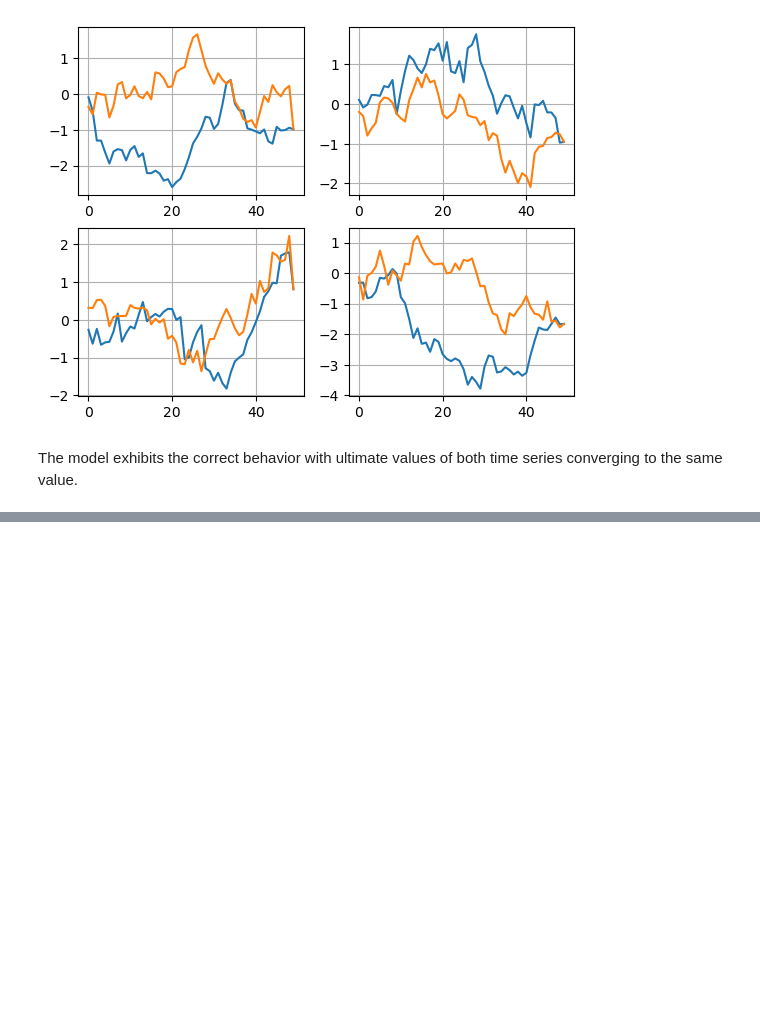
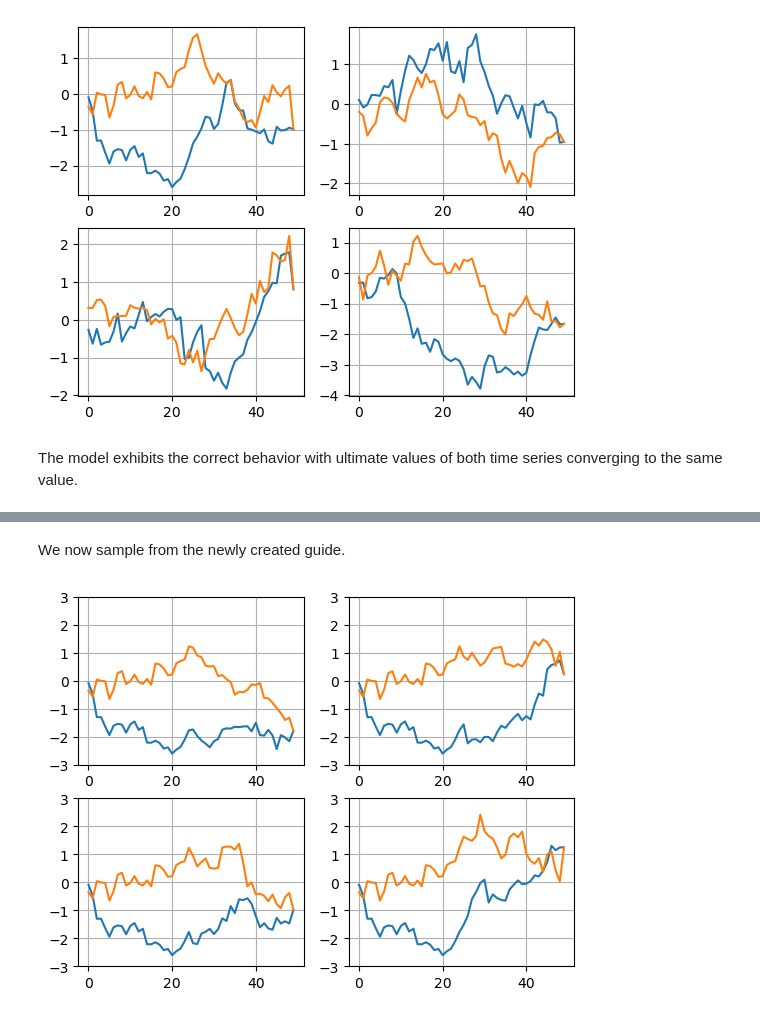
Before and after one commit to BenZickel/torch_arima, a Jupyter notebook: ARIMA/examples/reconciling_experts.ipynb, the cells around one changed output, grey strips where cells are left out. Drawn from its saved outputs; the diff is of its cells as text; code cells hidden in the pictures; blank space fills up the shorter version.

Commit message:
Added conditioning on observations.

```diff
--- a/ARIMA/examples/reconciling_experts.ipynb
+++ b/ARIMA/examples/reconciling_experts.ipynb
@@ -84,13 +99,13 @@ zero_ultimate_model = pyro.poutine.condition(model, data={f"time_series.{n}.obse
 # %% [markdown]
 Now comes the tricky part, we need a way in to sample from the conditioned model. The method we choose is called Stochastic Variational Inference (SVI) but othe methods like Markov Chain Monte Carlo (MCMC) will also do. SVI creates a guide which approximates the distribution of samples from the conditioned model.
 # %%
-def fit(model):
+def fit(model, *args, **kwargs):
     guide = pyro.infer.autoguide.guides.AutoMultivariateNormal(model)
     optimizer = pyro.optim.Adam(dict(lr=0.01))
     loss = pyro.infer.JitTrace_ELBO(num_particles=20, vectorize_particles=True, ignore_jit_warnings=True)
     svi = pyro.infer.SVI(model, guide, optimizer, loss)
     for count in range(1001):
-        loss = svi.step()
+        loss = svi.step(*args, **kwargs)
         if count % 100 == 0:
             print(f"iteration {count} loss = {loss}")
     return guide
@@ -175,0 +200,14 @@ The model exhibits the correct behavior with ultimate values of both time series
+# %%
+class SameUltimateModel(Model):
+    def forward(self, observations):
+        with pyro.poutine.condition(data={"time_series.0.observations":observations[..., 0]}):
+            # Get observations that include the last sample from the first time series
+            ultimate = self.time_series[0].predict()[self.time_series[0].innovations_dist.slice(
+                                                                         self.time_series[0].obs_idx + [-1])]
+            # Condition the last sample of all remaining time series to be the same as that of the first time series
+            data = dict()
+            for n, time_series in enumerate(self.time_series):
+                ultimate[..., :-1] = observations[..., n]
+                data[f"time_series.{n}.observations"] = ultimate.clone()
+            with pyro.poutine.condition(data=data):
+                return super().forward()
@@ -175,0 +216,9 @@ The model exhibits the correct behavior with ultimate values of both time series
+# %%
+same_ultimate_model = SameUltimateModel(num_time_steps, num_series)
+
+for n, time_series in enumerate(same_ultimate_model.time_series):
+    obs_idx = set(range(int(num_time_steps / 2)))
+    if n > 0:
+        obs_idx = obs_idx.union(set([num_time_steps - 1]))
+    predict_idx = set(range(num_time_steps)) - obs_idx
+    time_series.set_indices(obs_idx, predict_idx)
@@ -175,0 +227,6 @@ The model exhibits the correct behavior with ultimate values of both time series
+# %%
+pyro.set_rng_seed(seed)
+pyro.clear_param_store()
+
+observations = samples[0][..., range(int(num_time_steps / 2)), :]
+guide = fit(same_ultimate_model, observations)
@@ -175,0 +245,15 @@ The model exhibits the correct behavior with ultimate values of both time series
+# %% [markdown]
+We now sample from the newly created guide.
+# %%
+new_sampler = pyro.infer.Predictive(same_ultimate_model, guide=guide,
+                                    num_samples=1000, parallel=True, return_sites=('_RETURN',))
+new_samples = new_sampler(observations)['_RETURN']
+
+plt.figure()
+for i in range(4):
+    plt.subplot(2, 2, i + 1)
+    plt.plot(new_samples[i].detach().numpy())
+    plt.ylim([-3, 3])
+    plt.grid()
+# %% [output]
+[figure, added]
```
Also changed, not shown: parts of 8 cells of this notebook.
